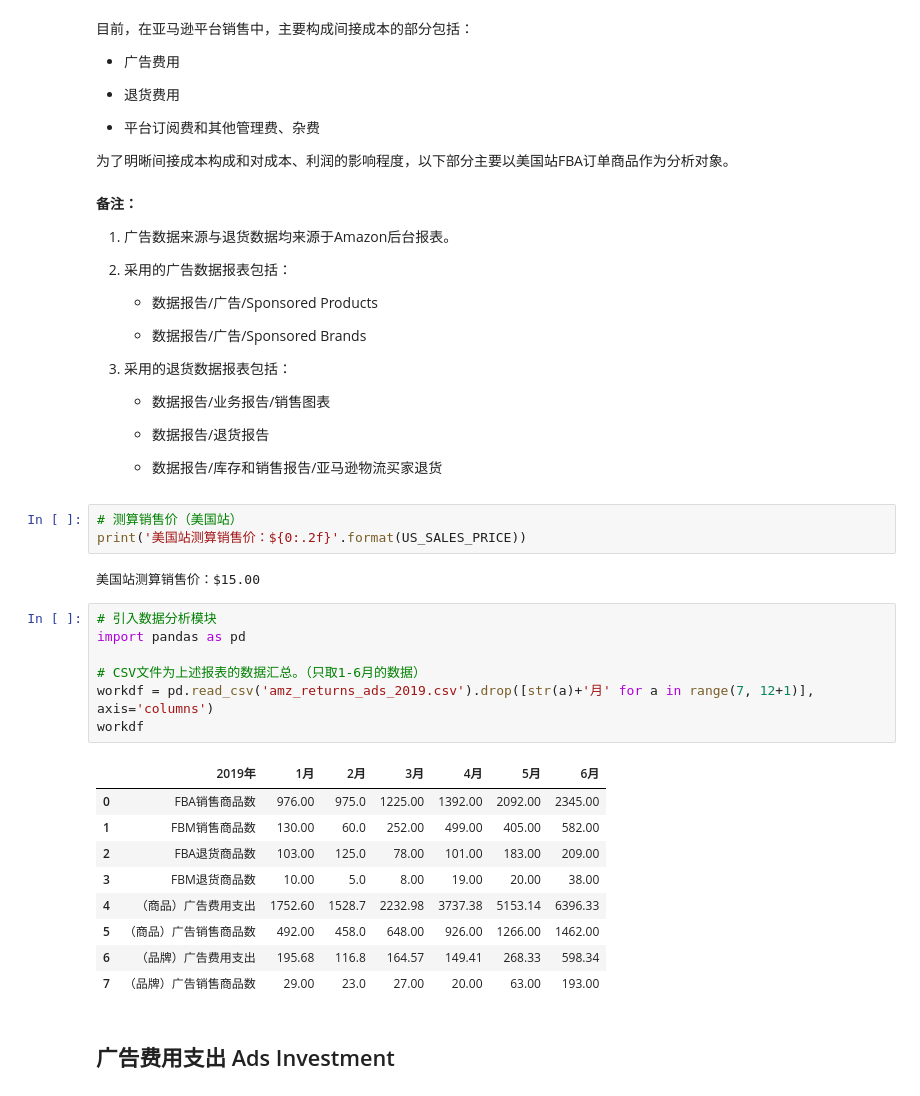
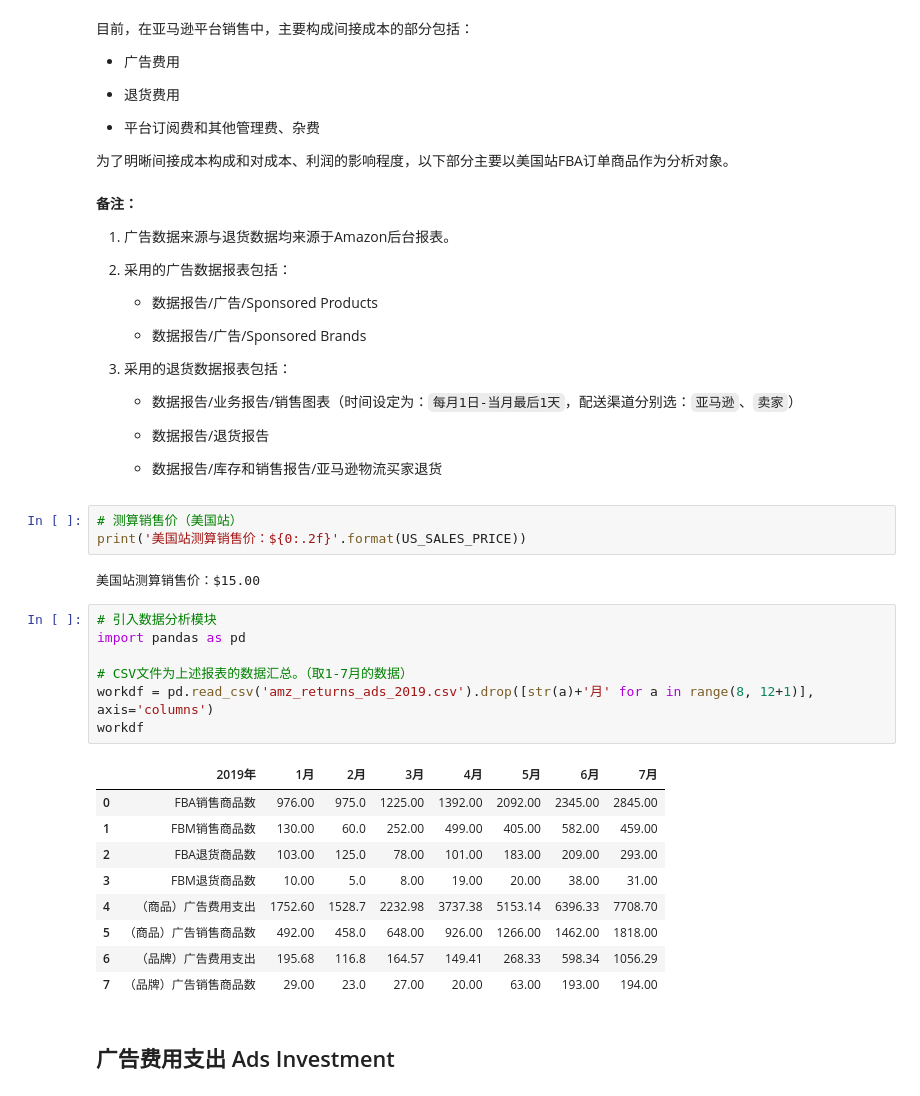
Before and after one commit to dyslab/jnb-sample, a Jupyter notebook: docs/amz_cost_analysis.ipynb, the cells around one changed output. Cells and saved outputs as stored; diff of their text form.

```diff
--- a/docs/amz_cost_analysis.ipynb
+++ b/docs/amz_cost_analysis.ipynb
@@ -424,7 +424,7 @@ pie3.render_notebook()
 
 3. 采用的退货数据报表包括：
 
-    - 数据报告/业务报告/销售图表
+    - 数据报告/业务报告/销售图表（时间设定为：`每月1日-当月最后1天`，配送渠道分别选：`亚马逊`、`卖家`）
 
     - 数据报告/退货报告
 
@@ -437,20 +437,20 @@ print('美国站测算销售价：${0:.2f}'.format(US_SALES_PRICE))
 # %%
 # 引入数据分析模块
 import pandas as pd
 
-# CSV文件为上述报表的数据汇总。（只取1-6月的数据）
-workdf = pd.read_csv('amz_returns_ads_2019.csv').drop([str(a)+'月' for a in range(7, 12+1)], axis='columns')
+# CSV文件为上述报表的数据汇总。（取1-7月的数据）
+workdf = pd.read_csv('amz_returns_ads_2019.csv').drop([str(a)+'月' for a in range(8, 12+1)], axis='columns')
 workdf
 # %% [output]
-|  | 2019年 | 1月 | 2月 | 3月 | 4月 | 5月 | 6月 |
-| 0 | FBA销售商品数 | 976.00 | 975.0 | 1225.00 | 1392.00 | 2092.00 | 2345.00 |
-| 1 | FBM销售商品数 | 130.00 | 60.0 | 252.00 | 499.00 | 405.00 | 582.00 |
-| 2 | FBA退货商品数 | 103.00 | 125.0 | 78.00 | 101.00 | 183.00 | 209.00 |
-| 3 | FBM退货商品数 | 10.00 | 5.0 | 8.00 | 19.00 | 20.00 | 38.00 |
-| 4 | （商品）广告费用支出 | 1752.60 | 1528.7 | 2232.98 | 3737.38 | 5153.14 | 6396.33 |
-| 5 | （商品）广告销售商品数 | 492.00 | 458.0 | 648.00 | 926.00 | 1266.00 | 1462.00 |
-| 6 | （品牌）广告费用支出 | 195.68 | 116.8 | 164.57 | 149.41 | 268.33 | 598.34 |
-| 7 | （品牌）广告销售商品数 | 29.00 | 23.0 | 27.00 | 20.00 | 63.00 | 193.00 |
+|  | 2019年 | 1月 | 2月 | 3月 | 4月 | 5月 | 6月 | 7月 |
+| 0 | FBA销售商品数 | 976.00 | 975.0 | 1225.00 | 1392.00 | 2092.00 | 2345.00 | 2845.00 |
+| 1 | FBM销售商品数 | 130.00 | 60.0 | 252.00 | 499.00 | 405.00 | 582.00 | 459.00 |
+| 2 | FBA退货商品数 | 103.00 | 125.0 | 78.00 | 101.00 | 183.00 | 209.00 | 293.00 |
+| 3 | FBM退货商品数 | 10.00 | 5.0 | 8.00 | 19.00 | 20.00 | 38.00 | 31.00 |
+| 4 | （商品）广告费用支出 | 1752.60 | 1528.7 | 2232.98 | 3737.38 | 5153.14 | 6396.33 | 7708.70 |
+| 5 | （商品）广告销售商品数 | 492.00 | 458.0 | 648.00 | 926.00 | 1266.00 | 1462.00 | 1818.00 |
+| 6 | （品牌）广告费用支出 | 195.68 | 116.8 | 164.57 | 149.41 | 268.33 | 598.34 | 1056.29 |
+| 7 | （品牌）广告销售商品数 | 29.00 | 23.0 | 27.00 | 20.00 | 63.00 | 193.00 | 194.00 |
 # %% [markdown]
 ## 广告费用支出 Ads Investment
 # %% [markdown]
```
Also changed, not shown: parts of 8 cells of this notebook, 4 other files.
